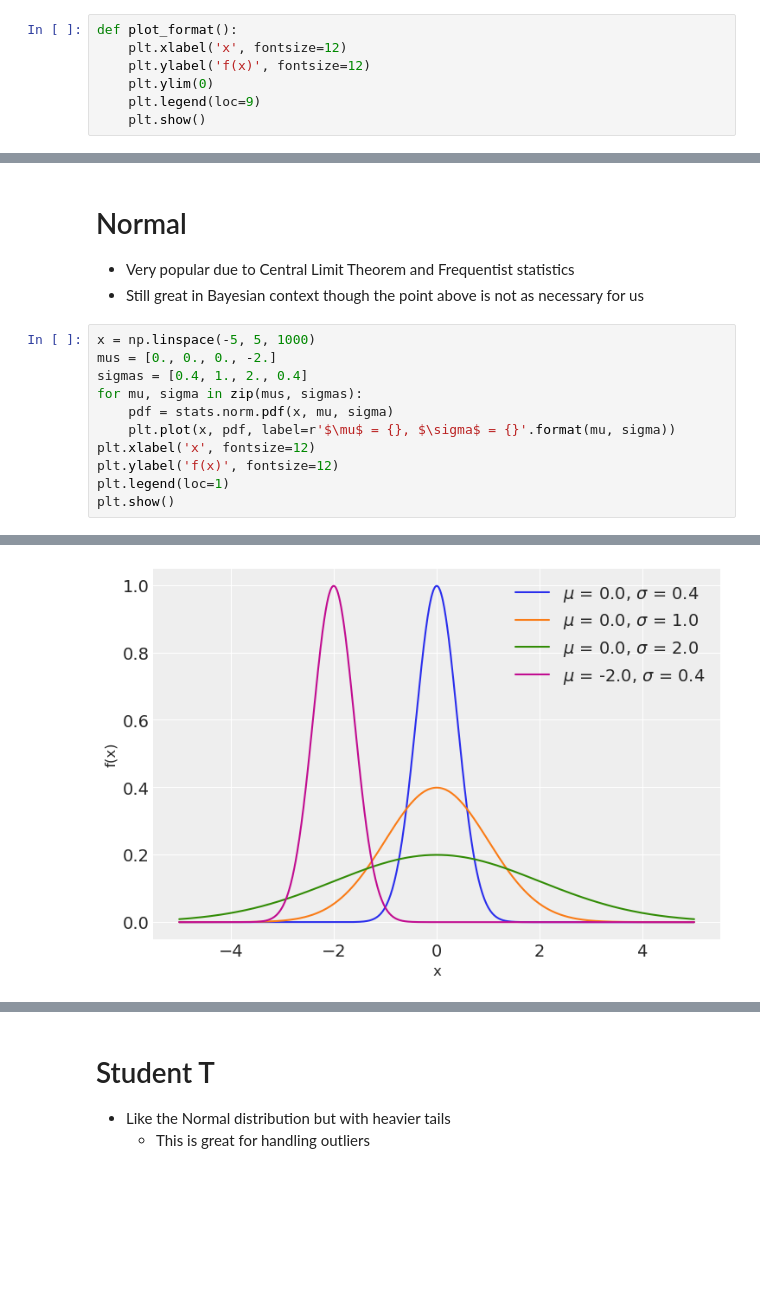
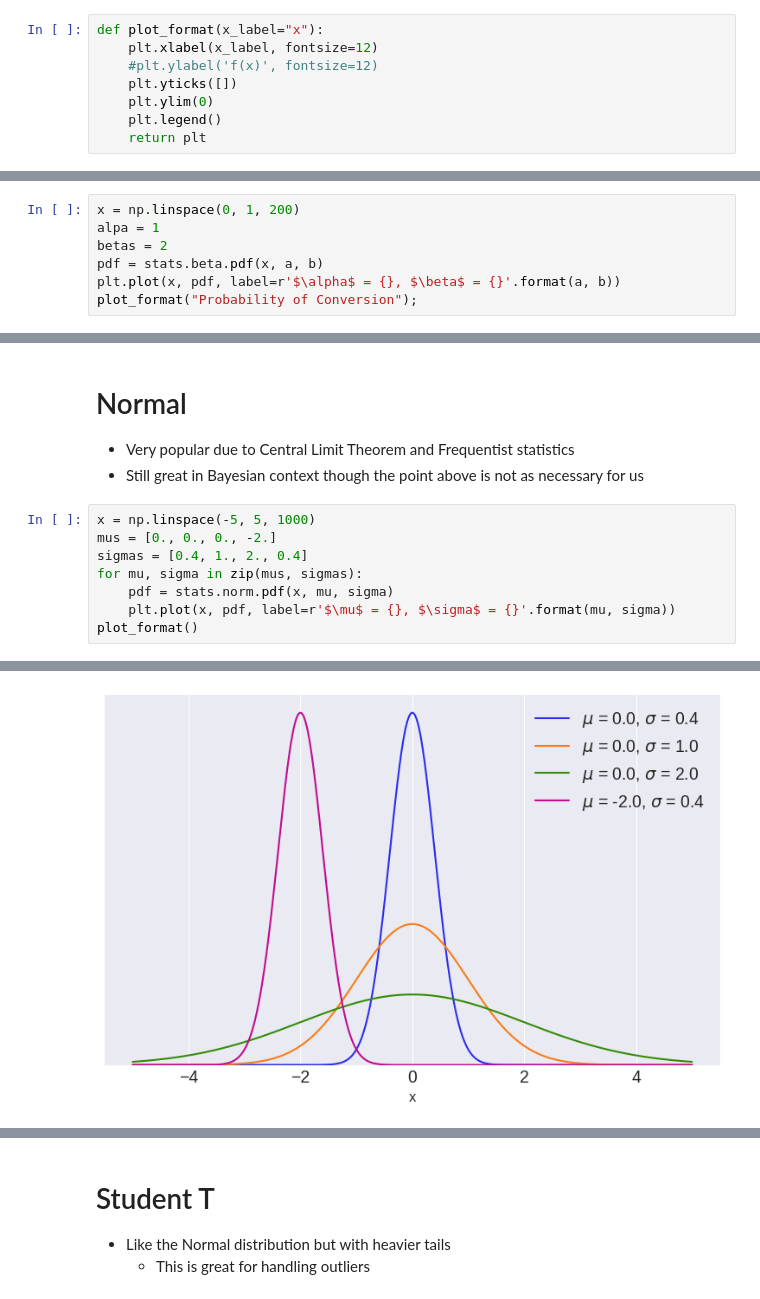
Before and after one commit to AlexAndorra/notebooks-experiments, a Jupyter notebook: Common Distributions-Distributions.ipynb, the cells around one changed output, grey strips where cells are left out. Saved outputs shown, nothing was run; the diff lists cells and outputs as text; blank space fills up the shorter version.

```diff
--- a/Common Distributions-Distributions.ipynb
+++ b/Common Distributions-Distributions.ipynb
@@ -22,12 +22,13 @@ np.random.seed(RANDOM_SEED)
   * With just these few you can do the vast majority of Bayesian work
   * Any of the more specialized ones are easy to learn if you end up needed them
 # %%
-def plot_format():
-    plt.xlabel('x', fontsize=12)
-    plt.ylabel('f(x)', fontsize=12)
+def plot_format(x_label="x"):
+    plt.xlabel(x_label, fontsize=12)
+    #plt.ylabel('f(x)', fontsize=12)
+    plt.yticks([])
     plt.ylim(0)
-    plt.legend(loc=9)
-    plt.show()
+    plt.legend()
+    return plt
 # %% [markdown]
 # Discrete Distributions
 Great for
@@ -94,0 +152,7 @@ plot_format()
+# %%
+x = np.linspace(0, 1, 200)
+alpa = 1
+betas = 2
+pdf = stats.beta.pdf(x, a, b)
+plt.plot(x, pdf, label=r'$\alpha$ = {}, $\beta$ = {}'.format(a, b))
+plot_format("Probability of Conversion");
@@ -103,8 +169,5 @@ sigmas = [0.4, 1., 2., 0.4]
 for mu, sigma in zip(mus, sigmas):
     pdf = stats.norm.pdf(x, mu, sigma)
     plt.plot(x, pdf, label=r'$\mu$ = {}, $\sigma$ = {}'.format(mu, sigma))
-plt.xlabel('x', fontsize=12)
-plt.ylabel('f(x)', fontsize=12)
-plt.legend(loc=1)
-plt.show()
+plot_format()
 # %% [output]
@@ -111 +175 @@ plt.show()
-[figure, old version]
+[figure, new version]
```
Also changed, not shown: parts of 20 cells of this notebook.
